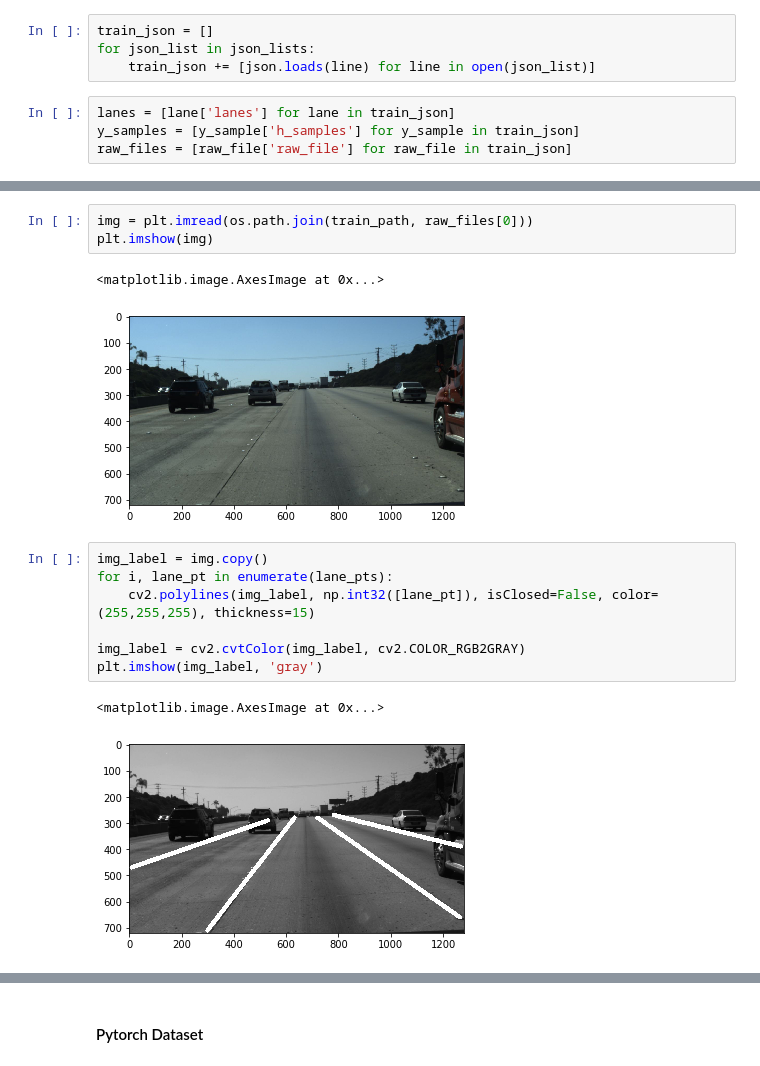
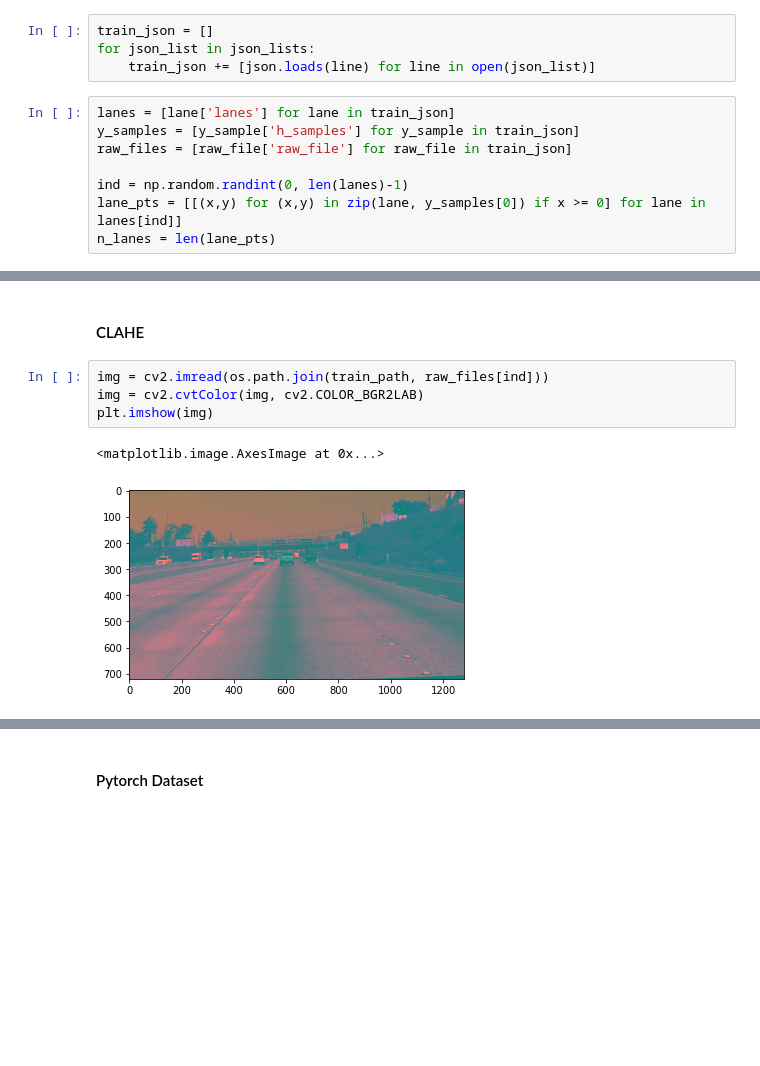
Before and after one commit to jaeoh2/Road-Lane-Instance-Segmentation-PyTorch, a Jupyter notebook: notebooks/explore_dataset.ipynb, the cells around one changed output, grey strips where cells are left out. Drawn from its saved outputs; the diff is of its cells as text; blank space fills up the shorter version.

```diff
--- a/notebooks/explore_dataset.ipynb
+++ b/notebooks/explore_dataset.ipynb
@@ -35,3 +38,7 @@ for json_list in json_lists:
 lanes = [lane['lanes'] for lane in train_json]
 y_samples = [y_sample['h_samples'] for y_sample in train_json]
 raw_files = [raw_file['raw_file'] for raw_file in train_json]
+
+ind = np.random.randint(0, len(lanes)-1)
+lane_pts = [[(x,y) for (x,y) in zip(lane, y_samples[0]) if x >= 0] for lane in lanes[ind]]
+n_lanes = len(lane_pts)
@@ -44,16 +94,9 @@ lane_pts = [[(x,y) for (x,y) in zip(lane, y_samples[0]) if x >= 0] for lane in l
+# %% [markdown]
+#### CLAHE
 # %%
-img = plt.imread(os.path.join(train_path, raw_files[0]))
+img = cv2.imread(os.path.join(train_path, raw_files[ind]))
+img = cv2.cvtColor(img, cv2.COLOR_BGR2LAB)
 plt.imshow(img)
 # %% [output]
 <matplotlib.image.AxesImage at 0x...>
-[figure, old version]
+[figure, new version]
-# %%
-img_label = img.copy()
-for i, lane_pt in enumerate(lane_pts):
-    cv2.polylines(img_label, np.int32([lane_pt]), isClosed=False, color=(255,255,255), thickness=15)
-
-img_label = cv2.cvtColor(img_label, cv2.COLOR_RGB2GRAY)
-plt.imshow(img_label, 'gray')
-# %% [output]
-<matplotlib.image.AxesImage at 0x...>
-[figure, removed]
```
Also changed, not shown: parts of 20 cells of this notebook, 1 other file.
